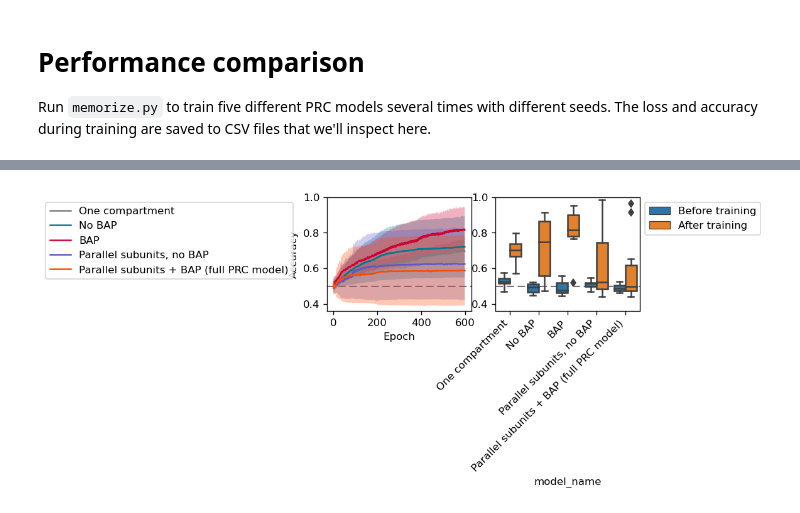
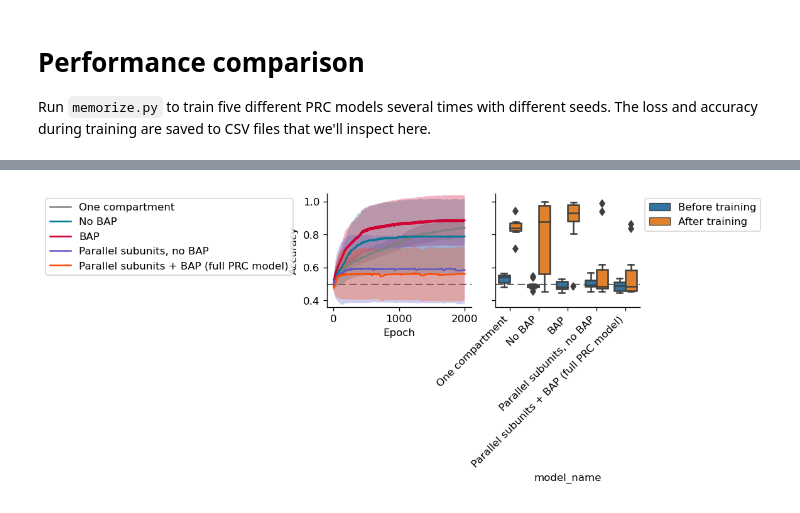
Before and after one commit to nauralcodinglab/linear-nonlinear-dendrites, a Jupyter notebook: training/memorize-seed-results.ipynb, the cells around one changed output, grey strips where cells are left out. Drawn from its saved outputs; the diff is of its cells as text; code cells hidden in the pictures.

Commit message:
Update notebook for plotting memorization results

```diff
--- a/training/memorize-seed-results.ipynb
+++ b/training/memorize-seed-results.ipynb
@@ -286,35 +287,38 @@ spec_outer = gs.GridSpec(1, 3, width_ratios=(0.5, 1, 1))
 
 plt.figure(figsize=(FIGURE_WIDTH, 2), dpi=120)
 
 plt.subplot(spec_outer[:, 1])
 plt.axhline(0.5, color='k', ls='--', dashes=(10, 5), lw=0.7, zorder=-1)
 for model_name, colour in palette.items():
     this_mean = performance_bandplot(
         model_name, metric_loss=False, color=colour, alpha=0.3
     )
 plt.legend(loc='upper right', bbox_to_anchor=(-0.2, 1))
 plt.xlabel('Epoch')
 plt.ylabel('Accuracy')
-plt.ylim(0.36, 1)
+plt.ylim(0.36, 1.05)
+pltools.hide_border('tr')
 
 plt.subplot(spec_outer[:, 2])
 plt.axhline(0.5, color='k', ls='--', dashes=(10, 5), lw=0.7, zorder=-1)
-box_data = performance.query('epoch in [0, 599]').copy()
+box_data = performance.query('epoch in [0, 1999]').copy()
 box_data.loc[:, 'Epoch'] = box_data.epoch.astype(str)
 box_data.replace('0', 'Before training', inplace=True)
-box_data.replace('599', 'After training', inplace=True)
+box_data.replace('1999', 'After training', inplace=True)
 sns.boxplot(
     x='model_name',
     y='accuracy',
     hue='Epoch',
     data=box_data,
 )
 plt.legend(title='', loc='upper left', bbox_to_anchor=(1, 1))
 plt.xticks(rotation=45, ha='right')
 plt.ylabel('')
-plt.ylim(0.36, 1)
+plt.ylim(0.36, 1.05)
+pltools.hide_border('tr')
+plt.gca().set_yticklabels([])
 
 savefig(os.path.join('..', 'data', 'performance_comparison'))
 plt.show()
 # %% [output]
-[figure, old version]
+[figure, new version]
```
Also changed, not shown: parts of 3 cells of this notebook.
